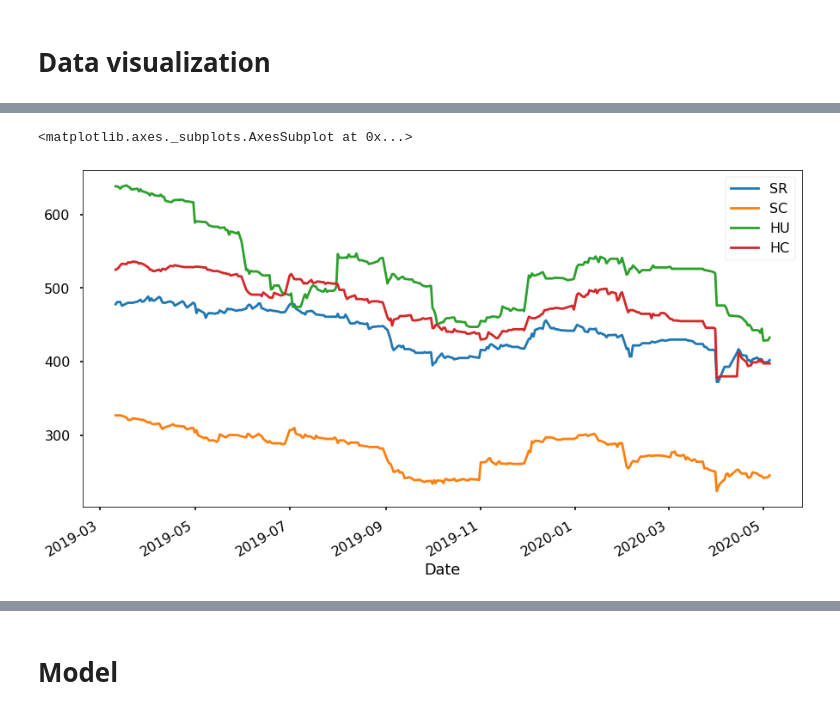
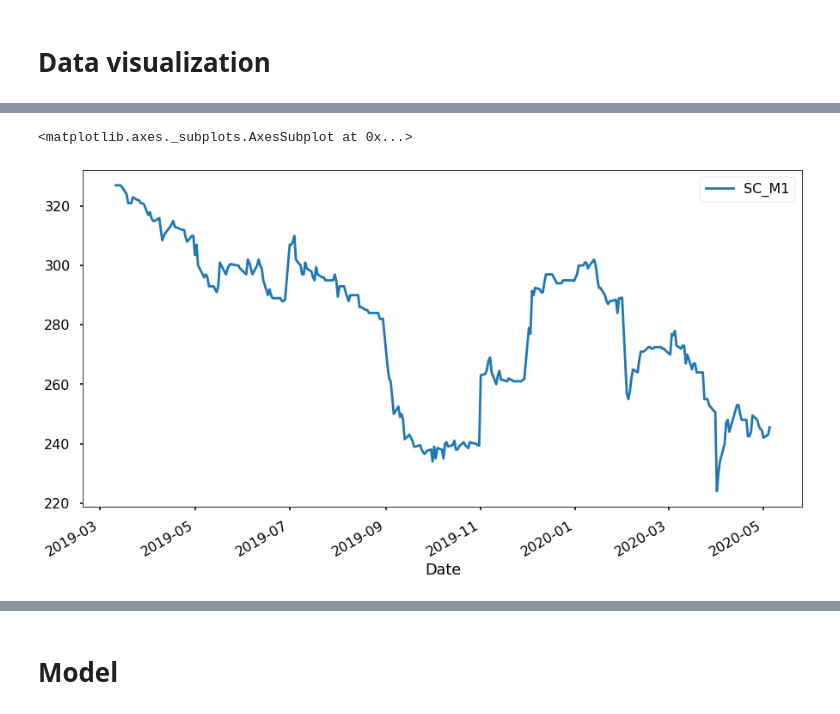
Before and after one commit to MateoPeri/steel-scrap-predictor, a Jupyter notebook: Steel Scrap Predictor.ipynb, the cells around one changed output, grey strips where cells are left out. Saved outputs shown, nothing was run; the diff lists cells and outputs as text; code cells hidden in the pictures.

```diff
--- a/Steel Scrap Predictor.ipynb
+++ b/Steel Scrap Predictor.ipynb
@@ -50,19 +51,18 @@ frames = []
 to_keep = 'M1'
 
 for xcel in excels:
-  df = pd.read_excel(xcel, parse_dates=True, decimal=',', thousands='.')
+  d = pd.read_excel(xcel, parse_dates=True, decimal=',', thousands='.')
   # le añadimos un nombre para saber qué metal es
   name = os.path.basename(xcel)[:2]
   if name == 'HU':
     # Seleccionar todas las columnas menos USD/st
-    cols = [c for c in df.columns if c != 'USD/st (Short Ton)']
+    cols = [c for c in d.columns if c != 'USD/st (Short Ton)']
     # y aplicarles la funcion st_to_mt para pasar a toneladas métricas
-    df[cols] = df[cols].apply(st_to_mt, axis=1)
+    d[cols] = d[cols].apply(st_to_mt, axis=1)
     # Cambiamos el nombre a la columna
-    df.rename({'USD/st (Short Ton)': 'USD/mt'}, axis=1, inplace=True)
+    d.rename({'USD/st (Short Ton)': 'USD/mt'}, axis=1, inplace=True)
 
-  df.rename({'USD/mt': 'Date', to_keep: name}, axis=1, inplace=True)
-  df = df[['Date', name]]
+  d.columns = ['Date'] + [name+'_'+c for c in d.columns if c != 'USD/mt']
 
   frames.append(df)
 
@@ -85,5 +109,6 @@ HC Closing Prices.xlsx
 # %%
 # Cuando empiezan los valores de HU y HC -> 2019-03-11
-df = df.loc[df.HU.notna() | df.HC.notna()]
-df.head()
+#df = df.loc[df.HU_M1.notna() | df.HC_M1.notna()]
+df = df.dropna()
+df.index[0]
 # %% [output]
@@ -114,5 +145,5 @@ memory usage: 11.4 KB
 # %%
-df.plot(figsize=(15,8))
+df[['SC_M1']].plot(figsize=(15,8))
 # %% [output]
 <matplotlib.axes._subplots.AxesSubplot at 0x...>
-[figure, old version]
+[figure, new version]
```
Also changed, not shown: parts of 20 cells of this notebook.
